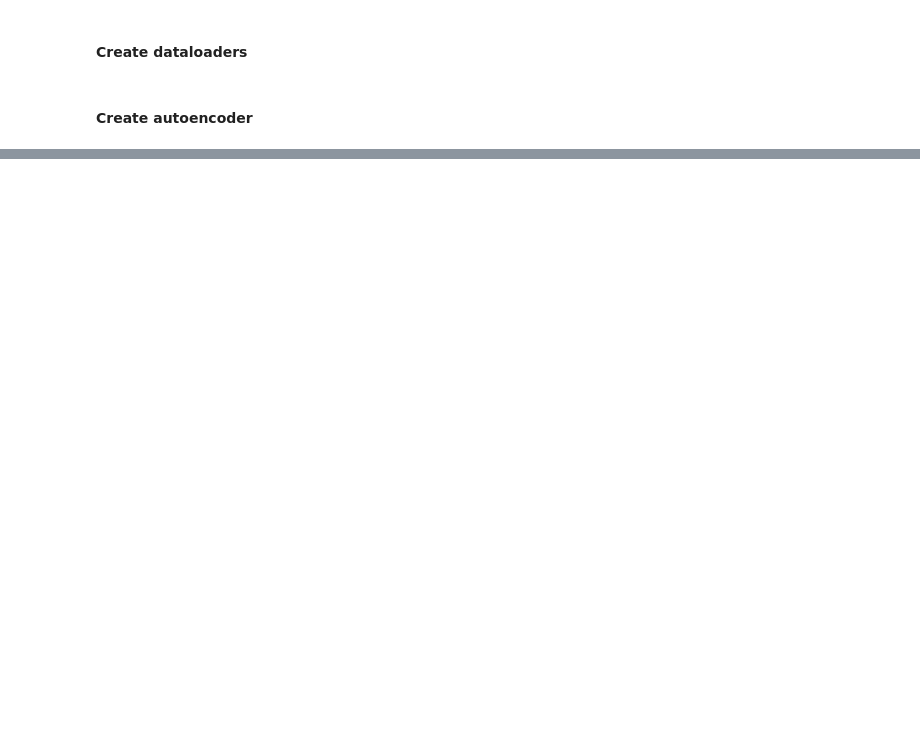
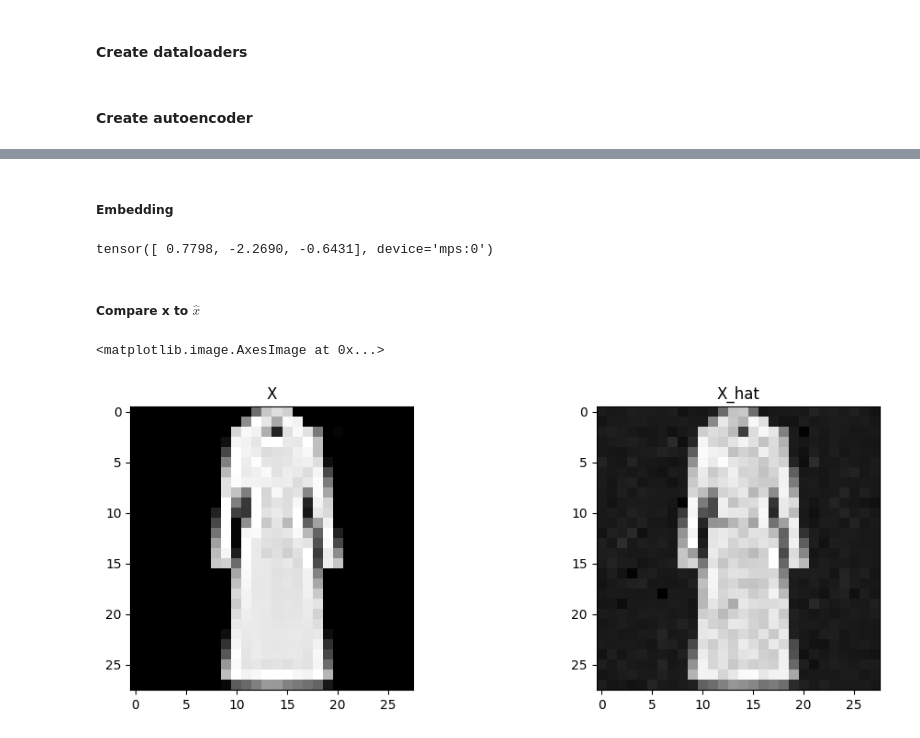
Before and after one commit to ericoericochen/autoencoder-fashion-mnist, a Jupyter notebook: index.ipynb, the cells around one changed output, grey strips where cells are left out. Saved outputs shown, nothing was run; the diff lists cells and outputs as text; code cells hidden in the pictures; blank space fills up the shorter version.

```diff
--- a/index.ipynb
+++ b/index.ipynb
@@ -89,0 +132,5 @@ autoencoder = AutoEncoder(encoder_params=[10, 9, 8], decoder_params=[8, 9, 10])
+# %%
+X = mini_batch[0].unsqueeze(0)
+Y = torch.tensor([mini_batch[1]])
+
+batch = (X, Y)
@@ -89,0 +156,3 @@ autoencoder = AutoEncoder(encoder_params=[10, 9, 8], decoder_params=[8, 9, 10])
+# %%
+autoencoder = autoencoder.to(DEVICE)
+epochs = 50
@@ -89,0 +181,28 @@ autoencoder = AutoEncoder(encoder_params=[10, 9, 8], decoder_params=[8, 9, 10])
+# %% [markdown]
+##### Embedding
+# %%
+autoencoder.eval()
+
+ground_truth = X.view(-1, 28*28).to(DEVICE)
+embedding = autoencoder.encoder(ground_truth)[0]
+embedding.detach()
+# %% [output]
+tensor([ 0.7798, -2.2690, -0.6431], device='mps:0')
+# %% [markdown]
+##### Compare x to $\hat{x}$
+# %%
+X_hat = autoencoder(ground_truth)
+
+X = ground_truth[0].view(28, 28).cpu().detach()
+X_hat = X_hat[0].view(28, 28).cpu().detach()
+# %%
+fig, (ax1, ax2) = plt.subplots(1, 2, figsize=(12, 4))
+
+ax1.set_title("X")
+ax2.set_title("X_hat")
+
+ax1.imshow(X, cmap="gray")
+ax2.imshow(X_hat, cmap="gray")
+# %% [output]
+<matplotlib.image.AxesImage at 0x...>
+[figure, added]
```
Also changed, not shown: parts of 11 cells of this notebook, 1 other file.
